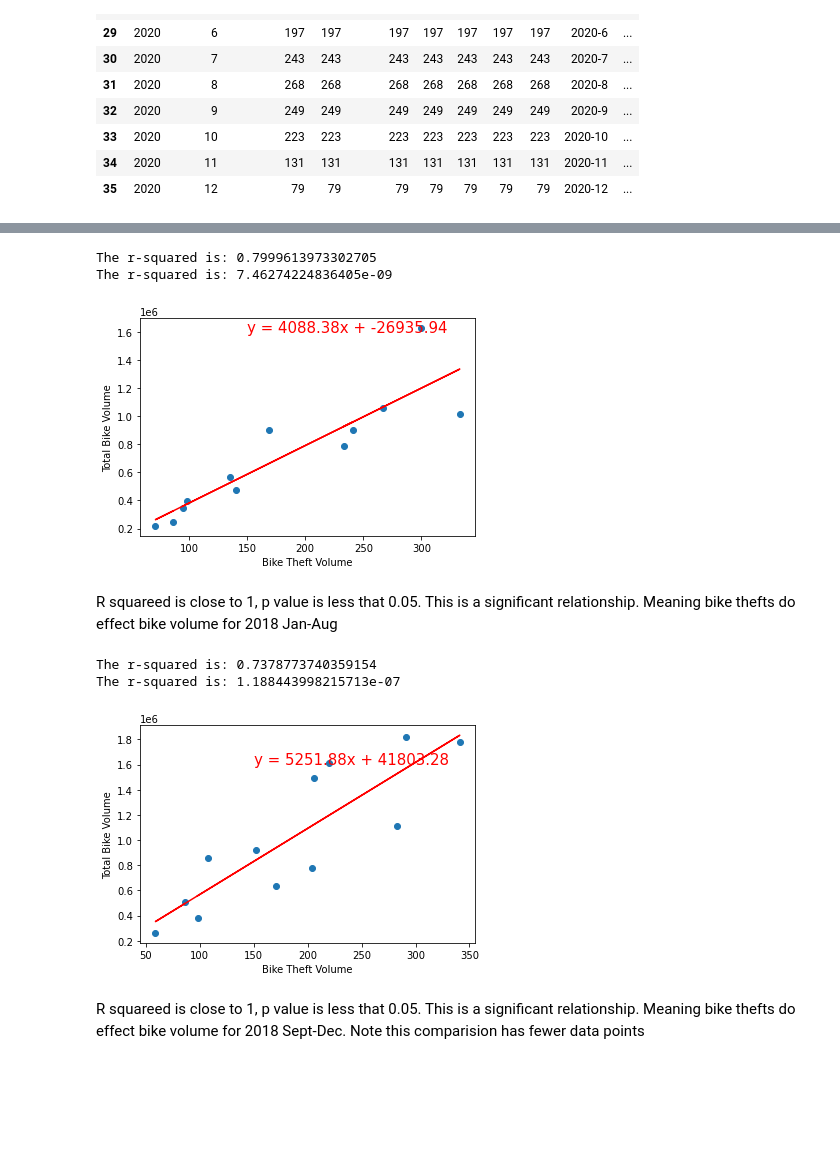
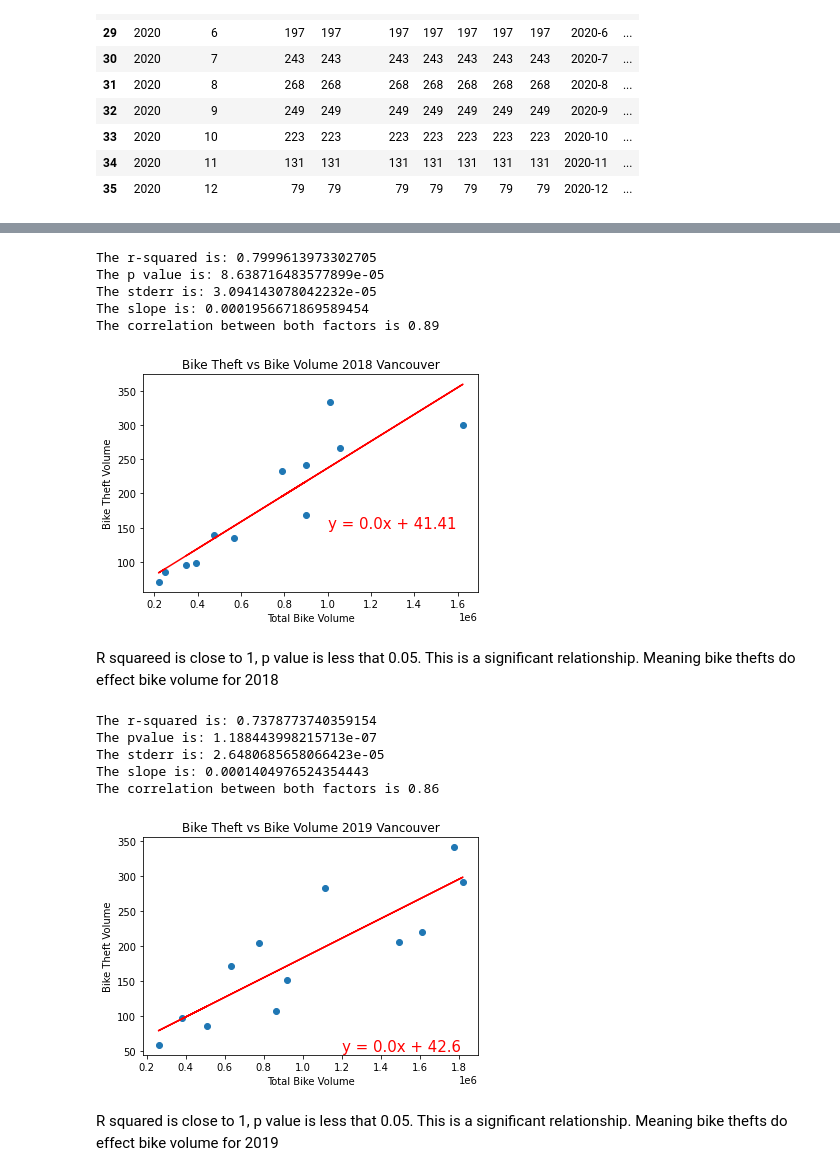
Before and after one commit to itspria/Bike-Theft-Analysis, a Jupyter notebook: code/data_analysis_BikeTheft_vs_BikeVolume.ipynb, the cells around one changed output, grey strips where cells are left out. Cells and saved outputs as stored; diff of their text form; code cells hidden in the pictures; blank space fills up the shorter version.

```diff
--- a/code/data_analysis_BikeTheft_vs_BikeVolume.ipynb
+++ b/code/data_analysis_BikeTheft_vs_BikeVolume.ipynb
@@ -694,47 +844,71 @@ v_bv_2020
 # %%
 # Reg #1: 2018 Bike Volume vs Bike Theft
 
-x_values = v_theft_2018['Theft Volume']
-y_values = v_bv_2018['Total Bike Volume']
+y_values = v_theft_2018['Theft Volume']
+x_values = v_bv_2018['Total Bike Volume']
 (slope, intercept, rvalue, pvalue, stderr) = linregress(x_values, y_values)
 regress_values = x_values * slope + intercept
 line_eq = "y = " + str(round(slope,2)) + "x + " + str(round(intercept,2))
 plt.scatter(x_values,y_values)
 plt.plot(x_values,regress_values,"r-")
-plt.annotate(line_eq,(150,1600000),fontsize=15,color="red")
-plt.xlabel('Bike Theft Volume')
-plt.ylabel('Total Bike Volume')
+plt.annotate(line_eq,(1000000,150),fontsize=15,color="red")
+plt.xlabel('Total Bike Volume')
+plt.ylabel('Bike Theft Volume')
+plt.title('Bike Theft vs Bike Volume 2018 Vancouver')
 print(f"The r-squared is: {rvalue**2}")
-print(f"The r-squared is: {pvalue**2}")
+print(f"The p value is: {pvalue}")
+print(f"The stderr is: {stderr}")
+print(f"The slope is: {slope}")
+
+#compute the Pearson correlation coefficient
+correlation = st.pearsonr(v_theft_2018['Theft Volume'],v_bv_2018['Total Bike Volume'])
+print(f"The correlation between both factors is {round(correlation[0],2)}")
+
+plt.savefig("../analysis/2018_Reg_Ott.png")
 plt.show()
 # %% [output]
 The r-squared is: 0.7999613973302705
-The r-squared is: 7.46274224836405e-09
+The p value is: 8.638716483577899e-05
+The stderr is: 3.094143078042232e-05
+The slope is: 0.0001956671869589454
+The correlation between both factors is 0.89
-[figure, old version]
+[figure, new version]
 # %% [markdown]
-R squareed is close to 1, p value is less that 0.05. This is a significant relationship. Meaning bike thefts do effect bike volume for 2018 Jan-Aug
+R squareed is close to 1, p value is less that 0.05. This is a significant relationship. Meaning bike thefts do effect bike volume for 2018
 # %%
 # Reg #2: 2019 Bike Volume vs Bike Theft
 
-x_values = v_theft_2019['Theft Volume']
-y_values = v_bv_2019['Total Bike Volume']
+y_values = v_theft_2019['Theft Volume']
+x_values = v_bv_2019['Total Bike Volume']
 (slope, intercept, rvalue, pvalue, stderr) = linregress(x_values, y_values)
 regress_values = x_values * slope + intercept
 line_eq = "y = " + str(round(slope,2)) + "x + " + str(round(intercept,2))
 plt.scatter(x_values,y_values)
 plt.plot(x_values,regress_values,"r-")
-plt.annotate(line_eq,(150,1600000),fontsize=15,color="red")
-plt.xlabel('Bike Theft Volume')
-plt.ylabel('Total Bike Volume')
+plt.annotate(line_eq,(1200000,50),fontsize=15,color="red")
+plt.xlabel('Total Bike Volume')
+plt.ylabel('Bike Theft Volume')
+plt.title('Bike Theft vs Bike Volume 2019 Vancouver')
 print(f"The r-squared is: {rvalue**2}")
-print(f"The r-squared is: {pvalue**2}")
+print(f"The pvalue is: {pvalue**2}")
+print(f"The stderr is: {stderr}")
+print(f"The slope is: {slope}")
+
+#compute the Pearson correlation coefficient
+correlation = st.pearsonr(v_theft_2019['Theft Volume'],v_bv_2019['Total Bike Volume'])
+print(f"The correlation between both factors is {round(correlation[0],2)}")
+
+plt.savefig("../analysis/2019_Reg_Ott.png")
 plt.show()
 # %% [output]
 The r-squared is: 0.7378773740359154
-The r-squared is: 1.188443998215713e-07
+The pvalue is: 1.188443998215713e-07
+The stderr is: 2.6480685658066423e-05
+The slope is: 0.0001404976524354443
+The correlation between both factors is 0.86
-[figure, old version]
+[figure, new version]
 # %% [markdown]
-R squareed is close to 1, p value is less that 0.05. This is a significant relationship. Meaning bike thefts do effect bike volume for 2018 Sept-Dec. Note this comparision has fewer data points
+R squared is close to 1, p value is less that 0.05. This is a significant relationship. Meaning bike thefts do effect bike volume for 2019
 # %%
 # Reg #3: 2020 Bike Volume vs Bike Theft
 
```
Also changed, not shown: parts of 59 cells of this notebook, 17 other files.
